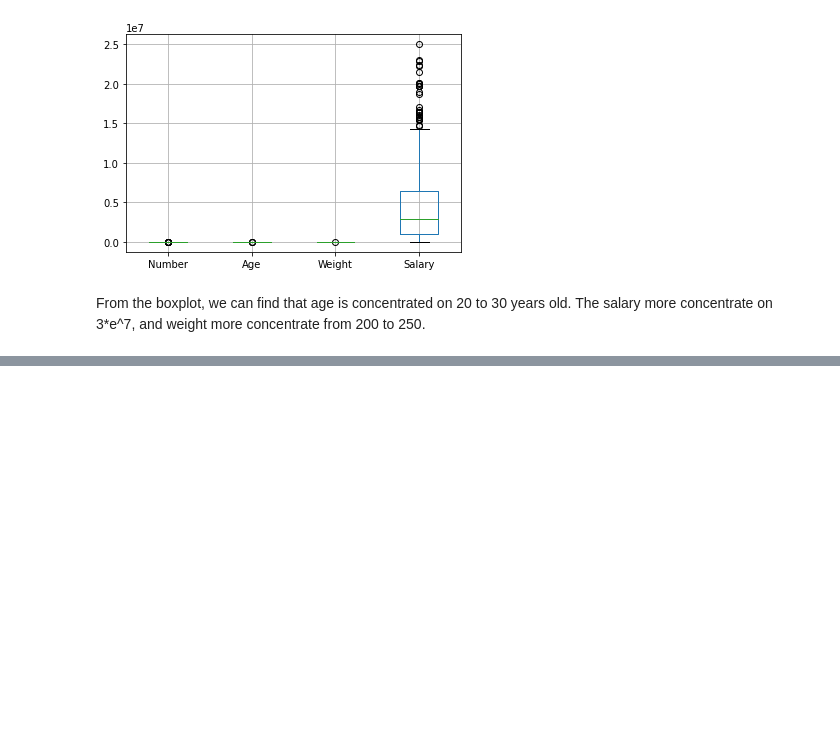
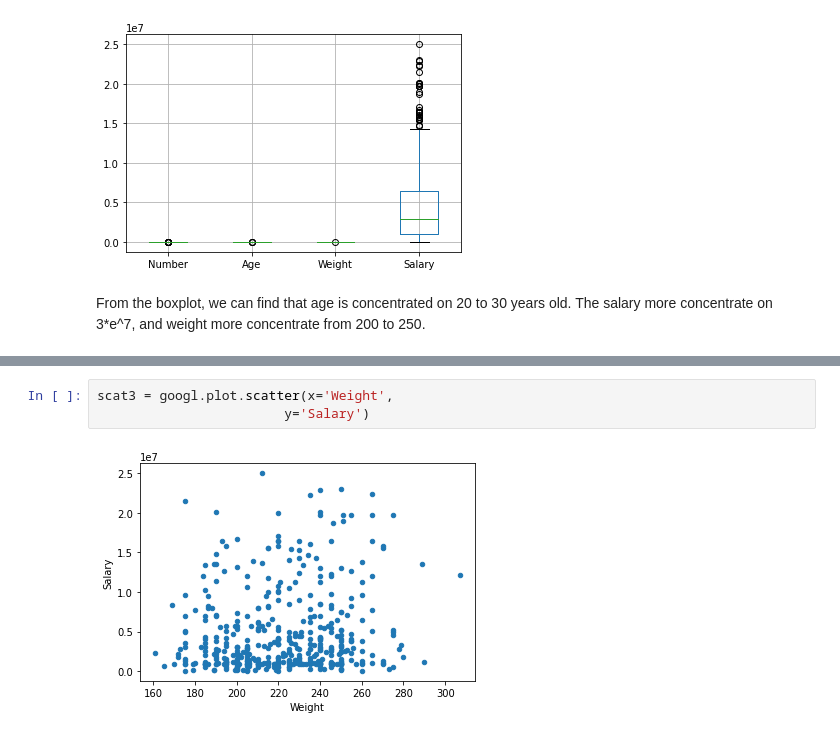
Before and after one commit to SKSattar/Project4, a Jupyter notebook: Project4.ipynb, the cells around one changed output, grey strips where cells are left out. Cells and saved outputs as stored; diff of their text form; blank space fills up the shorter version.

```diff
--- a/Project4.ipynb
+++ b/Project4.ipynb
@@ -58,0 +70,5 @@ From the boxplot, we can find that age is concentrated on 20 to 30 years old. Th
+# %%
+scat3 = googl.plot.scatter(x='Weight',
+                        y='Salary')
+# %% [output]
+[figure, added]
```
Also changed, not shown: parts of 5 cells of this notebook.
